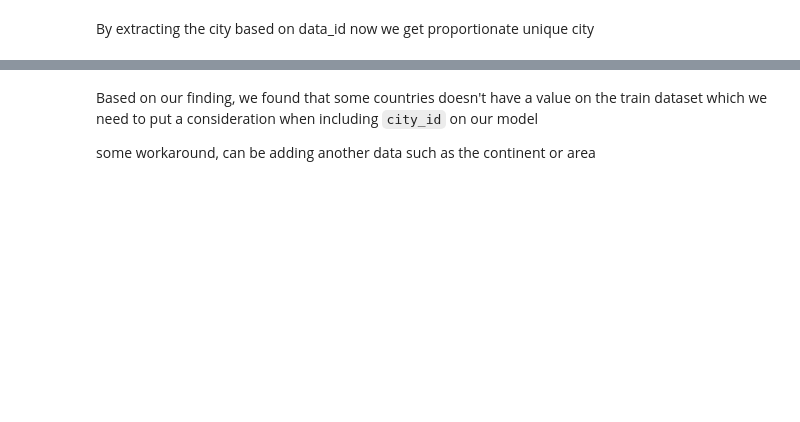
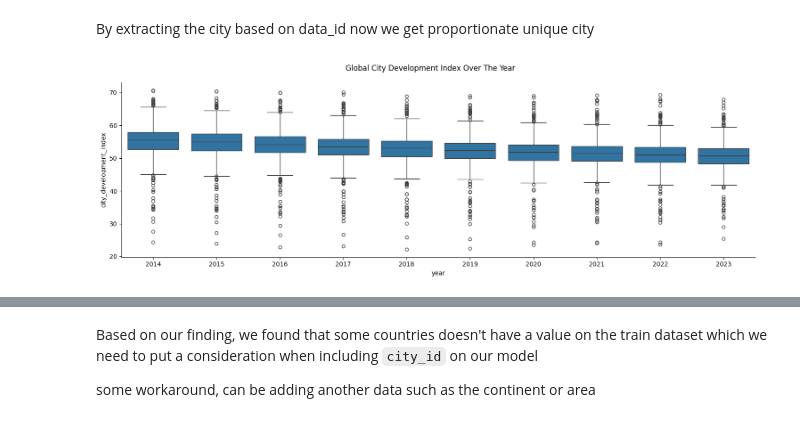
Before and after one commit to Tus1688/final-fit-competition-2024, a Jupyter notebook: try temp.ipynb, the cells around one changed output, grey strips where cells are left out. Drawn from its saved outputs; the diff is of its cells as text; code cells hidden in the pictures; blank space fills up the shorter version.

```diff
--- a/try temp.ipynb
+++ b/try temp.ipynb
@@ -316,4 +324,11 @@ print(len(df_combined['city_id'].unique()))
 # %% [markdown]
 By extracting the city based on data_id now we get proportionate unique city
+# %%
+g = sns.catplot(x='year', y='city_development_index', data=df_combined, kind='box', height=5, aspect=3)
+g.fig.suptitle('Global City Development Index Over The Year')
+g.fig.subplots_adjust(top=0.9)
+plt.show()
+# %% [output]
+[figure, added]
 # %%
 def plot_over_the_year(column_name, title_name, df=df_combined, adjust_top=0.97):
```
Also changed, not shown: parts of 43 cells of this notebook.
